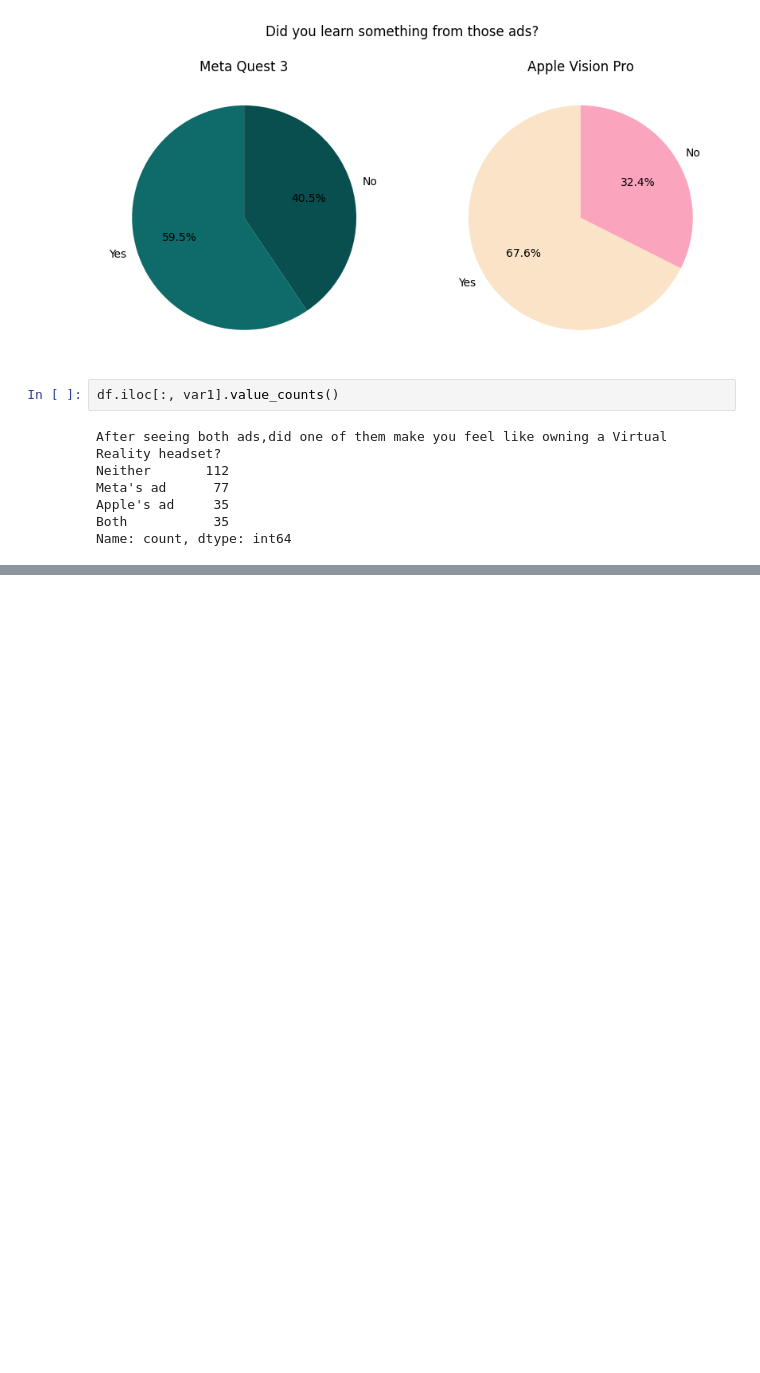
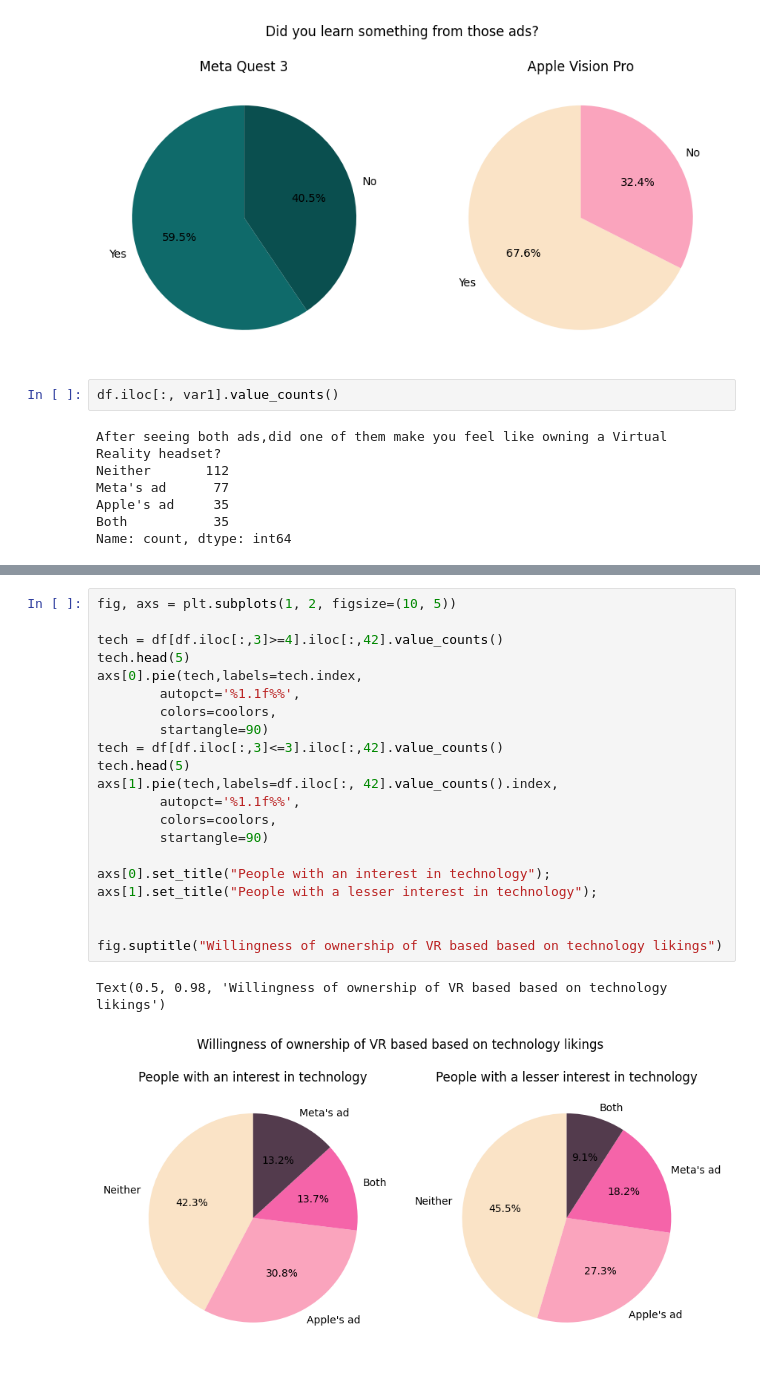
Before and after one commit to walex999/VR-thesis-analysis, a Jupyter notebook: analysis.ipynb, the cells around one changed output, grey strips where cells are left out. Drawn from its saved outputs; the diff is of its cells as text; blank space fills up the shorter version.

```diff
--- a/analysis.ipynb
+++ b/analysis.ipynb
@@ -874,0 +904,24 @@ plt.show();
+# %%
+fig, axs = plt.subplots(1, 2, figsize=(10, 5))
+
+tech = df[df.iloc[:,3]>=4].iloc[:,42].value_counts()
+tech.head(5)
+axs[0].pie(tech,labels=tech.index,
+        autopct='%1.1f%%',
+        colors=coolors,
+        startangle=90)
+tech = df[df.iloc[:,3]<=3].iloc[:,42].value_counts()
+tech.head(5)
+axs[1].pie(tech,labels=df.iloc[:, 42].value_counts().index,
+        autopct='%1.1f%%',
+        colors=coolors,
+        startangle=90)
+
+axs[0].set_title("People with an interest in technology");
+axs[1].set_title("People with a lesser interest in technology");
+
+
+fig.suptitle("Willingness of ownership of VR based based on technology likings")
+# %% [output]
+Text(0.5, 0.98, 'Willingness of ownership of VR based based on technology likings')
+[figure, added]
```
Also changed, not shown: parts of 3 cells of this notebook.
